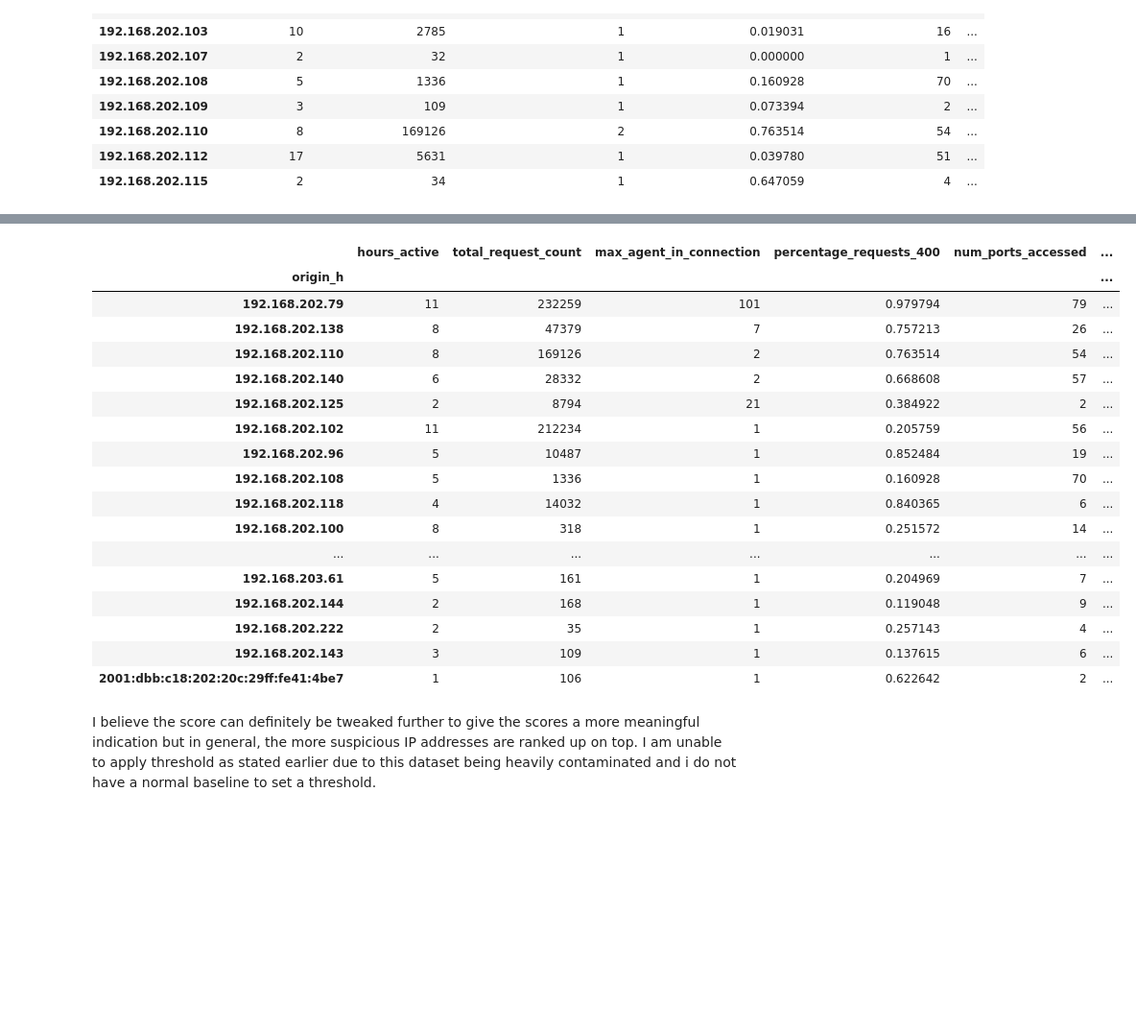
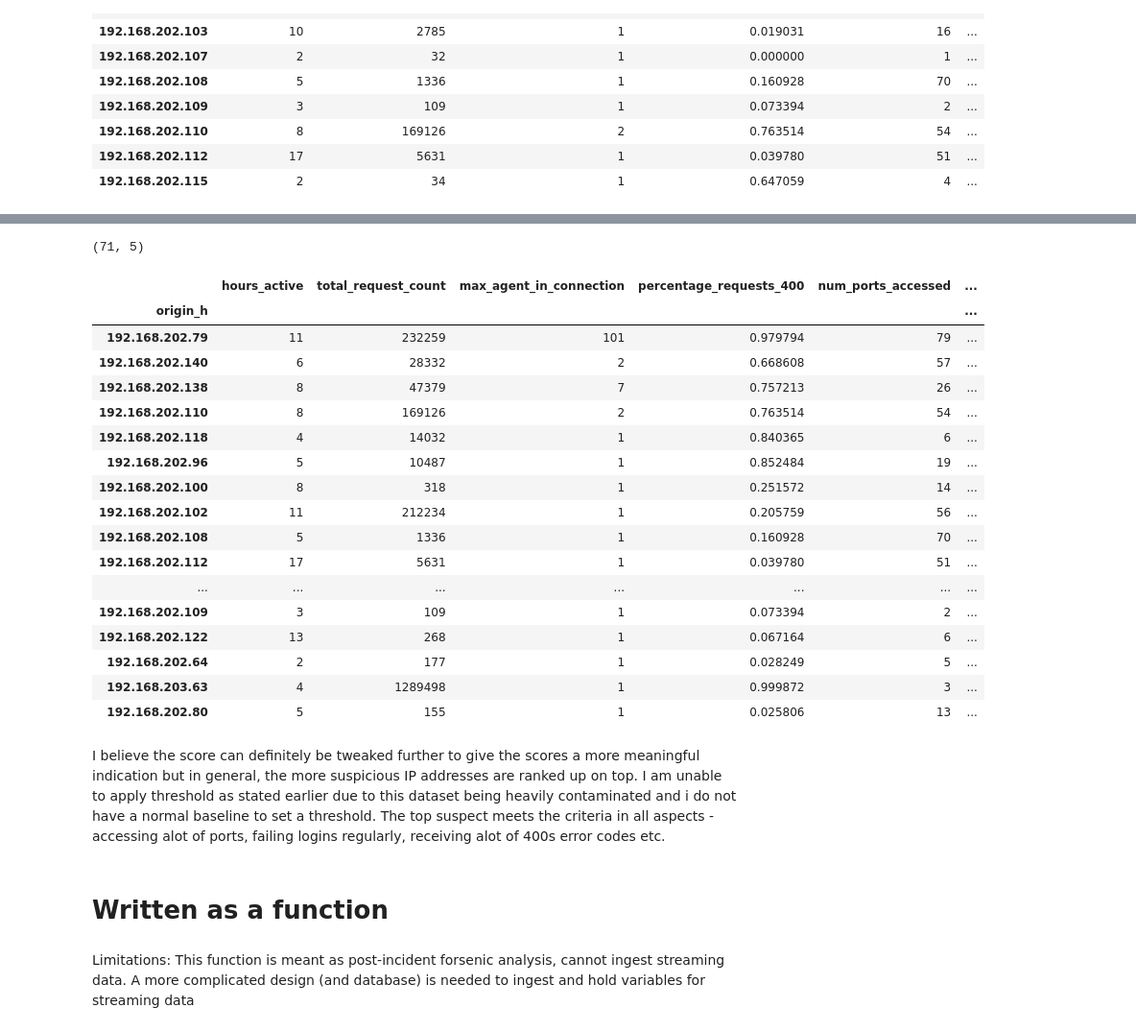
Before and after one commit to lxlguy/technical-test, a Jupyter notebook: EDA_v3.ipynb, the cells around one changed output, grey strips where cells are left out. Shown at 96% size. Cells and saved outputs as stored; diff of their text form; code cells hidden in the pictures; blank space fills up the shorter version.

Commit message:
q1,3 finalized, working on q2

```diff
--- a/EDA_v3.ipynb
+++ b/EDA_v3.ipynb
@@ -248,28 +240,40 @@ norm_score = np.power(score, 1/5)
+# %%
+cols_of_interest = ['max_agent_in_connection','percentage_requests_400','num_ports_accessed','user_name_attempted','percentage_login_fail']
+value_array = summary_df[cols_of_interest]
+score_transformed = np.exp(10*(value_array-np.median(value_array, axis=0)))/(1+np.exp(10*(value_array-np.median(value_array, axis=0))))
+score_transformed.shape
+# %% [output]
+(71, 5)
 # %%
-summary_df['Score_Final'] = score
+summary_df['Score_Final'] = np.mean(score_transformed, axis=1)
 summary_df = summary_df.sort_values(by='Score_Final', ascending=False)
 summary_df.head(30)
 # %% [output]
 |  | hours_active | total_request_count | max_agent_in_connection | percentage_requests_400 | num_ports_accessed | ... |
 | origin_h |  |  |  |  |  | ... |
 | 192.168.202.79 | 11 | 232259 | 101 | 0.979794 | 79 | ... |
+| 192.168.202.140 | 6 | 28332 | 2 | 0.668608 | 57 | ... |
 | 192.168.202.138 | 8 | 47379 | 7 | 0.757213 | 26 | ... |
 | 192.168.202.110 | 8 | 169126 | 2 | 0.763514 | 54 | ... |
-| 192.168.202.140 | 6 | 28332 | 2 | 0.668608 | 57 | ... |
-| 192.168.202.125 | 2 | 8794 | 21 | 0.384922 | 2 | ... |
+| 192.168.202.118 | 4 | 14032 | 1 | 0.840365 | 6 | ... |
+| 192.168.202.96 | 5 | 10487 | 1 | 0.852484 | 19 | ... |
+| 192.168.202.100 | 8 | 318 | 1 | 0.251572 | 14 | ... |
 | 192.168.202.102 | 11 | 212234 | 1 | 0.205759 | 56 | ... |
-| 192.168.202.96 | 5 | 10487 | 1 | 0.852484 | 19 | ... |
 | 192.168.202.108 | 5 | 1336 | 1 | 0.160928 | 70 | ... |
-| 192.168.202.118 | 4 | 14032 | 1 | 0.840365 | 6 | ... |
-| 192.168.202.100 | 8 | 318 | 1 | 0.251572 | 14 | ... |
+| 192.168.202.112 | 17 | 5631 | 1 | 0.039780 | 51 | ... |
 | ... | ... | ... | ... | ... | ... | ... |
-| 192.168.203.61 | 5 | 161 | 1 | 0.204969 | 7 | ... |
-| 192.168.202.144 | 2 | 168 | 1 | 0.119048 | 9 | ... |
-| 192.168.202.222 | 2 | 35 | 1 | 0.257143 | 4 | ... |
-| 192.168.202.143 | 3 | 109 | 1 | 0.137615 | 6 | ... |
-| 2001:dbb:c18:202:20c:29ff:fe41:4be7 | 1 | 106 | 1 | 0.622642 | 2 | ... |
+| 192.168.202.109 | 3 | 109 | 1 | 0.073394 | 2 | ... |
+| 192.168.202.122 | 13 | 268 | 1 | 0.067164 | 6 | ... |
+| 192.168.202.64 | 2 | 177 | 1 | 0.028249 | 5 | ... |
+| 192.168.203.63 | 4 | 1289498 | 1 | 0.999872 | 3 | ... |
+| 192.168.202.80 | 5 | 155 | 1 | 0.025806 | 13 | ... |
 # %% [markdown]
-I believe the score can definitely be tweaked further to give the scores a more meaningful indication but in general, the more suspicious IP addresses are ranked up on top. I am unable to apply threshold as stated earlier due to this dataset being heavily contaminated and i do not have a normal baseline to set a threshold.
+I believe the score can definitely be tweaked further to give the scores a more meaningful indication but in general, the more suspicious IP addresses are ranked up on top. I am unable to apply threshold as stated earlier due to this dataset being heavily contaminated and i do not have a normal baseline to set a threshold.  The top suspect meets the criteria in all aspects - accessing alot of ports, failing logins regularly, receiving alot of 400s error codes etc.
+# %% [markdown]
+# Written as a function
+# %% [markdown]
+Limitations:
+This function is meant as post-incident forsenic analysis, cannot ingest streaming data. A more complicated design (and database) is needed to ingest and hold variables for streaming data
 # %%
 import pandas as pd
 import numpy as np
```
Also changed, not shown: parts of 7 cells of this notebook, 13 other files.
